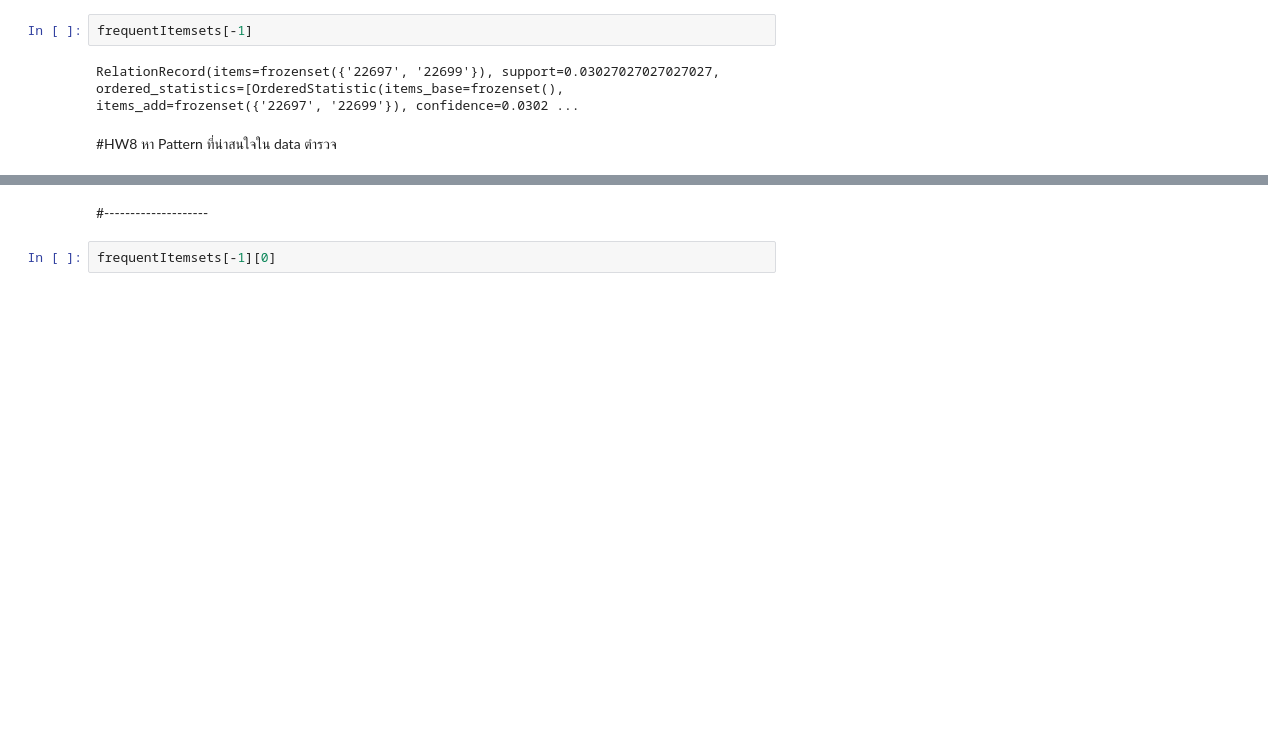
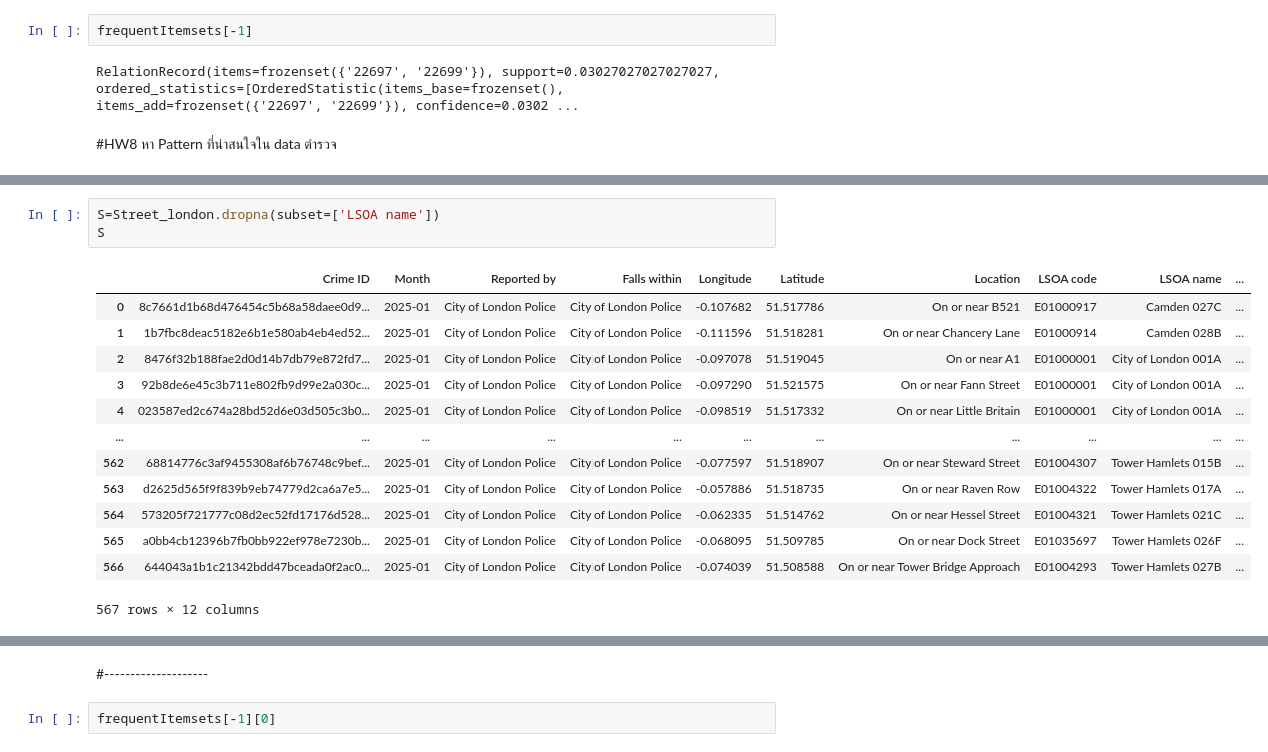
Before and after one commit to emkrit1242/MSC_DPDM_2025, a Jupyter notebook: Frequent_Patterns_(Association_Rules).ipynb, the cells around one changed output, grey strips where cells are left out. Drawn from its saved outputs; the diff is of its cells as text; blank space fills up the shorter version.

```diff
--- a/Frequent_Patterns_(Association_Rules).ipynb
+++ b/Frequent_Patterns_(Association_Rules).ipynb
@@ -179,0 +203,17 @@ RelationRecord(items=frozenset({'22697', '22699'}), support=0.03027027027027027,
+# %%
+S=Street_london.dropna(subset=['LSOA name'])
+S
+# %% [output]
+|  | Crime ID | Month | Reported by | Falls within | Longitude | Latitude | Location | LSOA code | LSOA name | ... |
+| 0 | 8c7661d1b68d476454c5b68a58daee0d9... | 2025-01 | City of London Police | City of London Police | -0.107682 | 51.517786 | On or near B521 | E01000917 | Camden 027C | ... |
+| 1 | 1b7fbc8deac5182e6b1e580ab4eb4ed52... | 2025-01 | City of London Police | City of London Police | -0.111596 | 51.518281 | On or near Chancery Lane | E01000914 | Camden 028B | ... |
+| 2 | 8476f32b188fae2d0d14b7db79e872fd7... | 2025-01 | City of London Police | City of London Police | -0.097078 | 51.519045 | On or near A1 | E01000001 | City of London 001A | ... |
+| 3 | 92b8de6e45c3b711e802fb9d99e2a030c... | 2025-01 | City of London Police | City of London Police | -0.097290 | 51.521575 | On or near Fann Street | E01000001 | City of London 001A | ... |
+| 4 | 023587ed2c674a28bd52d6e03d505c3b0... | 2025-01 | City of London Police | City of London Police | -0.098519 | 51.517332 | On or near Little Britain | E01000001 | City of London 001A | ... |
+| ... | ... | ... | ... | ... | ... | ... | ... | ... | ... | ... |
+| 562 | 68814776c3af9455308af6b76748c9bef... | 2025-01 | City of London Police | City of London Police | -0.077597 | 51.518907 | On or near Steward Street | E01004307 | Tower Hamlets 015B | ... |
+| 563 | d2625d565f9f839b9eb74779d2ca6a7e5... | 2025-01 | City of London Police | City of London Police | -0.057886 | 51.518735 | On or near Raven Row | E01004322 | Tower Hamlets 017A | ... |
+| 564 | 573205f721777c08d2ec52fd17176d528... | 2025-01 | City of London Police | City of London Police | -0.062335 | 51.514762 | On or near Hessel Street | E01004321 | Tower Hamlets 021C | ... |
+| 565 | a0bb4cb12396b7fb0bb922ef978e7230b... | 2025-01 | City of London Police | City of London Police | -0.068095 | 51.509785 | On or near Dock Street | E01035697 | Tower Hamlets 026F | ... |
+| 566 | 644043a1b1c21342bdd47bceada0f2ac0... | 2025-01 | City of London Police | City of London Police | -0.074039 | 51.508588 | On or near Tower Bridge Approach | E01004293 | Tower Hamlets 027B | ... |
+567 rows × 12 columns
```
Also changed, not shown: parts of 9 cells of this notebook.
